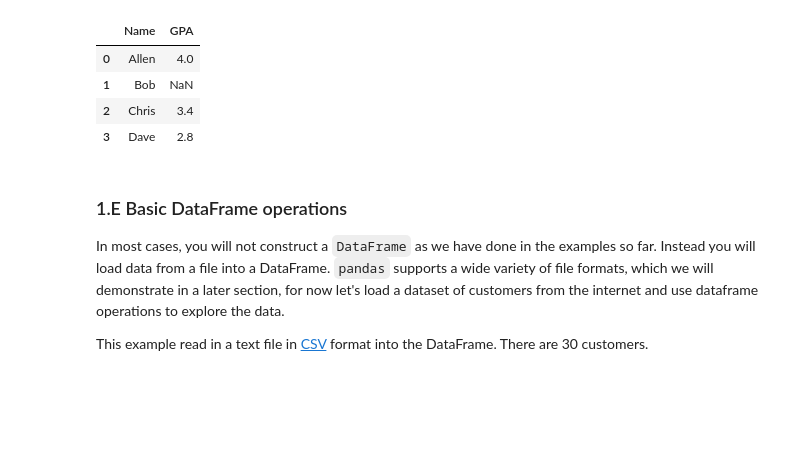
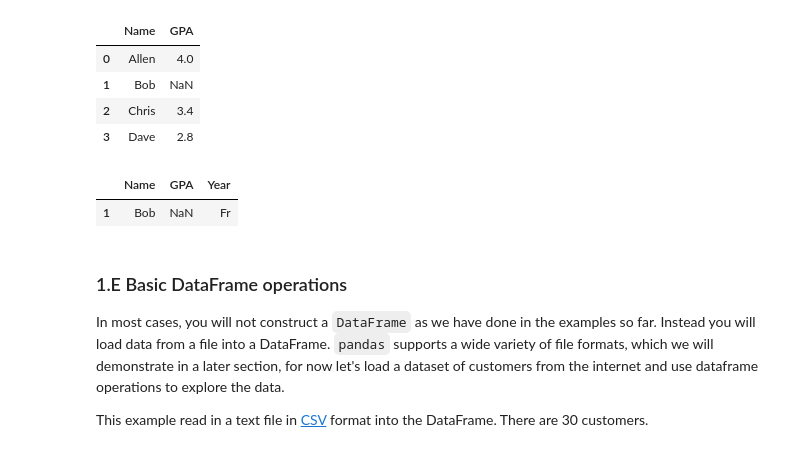
Before and after one commit to ist256/spring2024, a Jupyter notebook: lessons/10-Pandas-I/DataAnalysisWithPandas.ipynb, the cells around one changed output. Drawn from its saved outputs; the diff is of its cells as text; code cells hidden in the pictures; blank space fills up the shorter version.

```diff
--- a/lessons/10-Pandas-I/DataAnalysisWithPandas.ipynb
+++ b/lessons/10-Pandas-I/DataAnalysisWithPandas.ipynb
@@ -273,6 +273,11 @@ students.iloc[0:4, 0:2] # uses relative places, zero-based.
 | 1 | Bob | NaN |
 | 2 | Chris | 3.4 |
 | 3 | Dave | 2.8 |
+# %%
+students[ students.GPA.isna()]
+# %% [output]
+|  | Name | GPA | Year |
+| 1 | Bob | NaN | Fr |
 # %% [markdown]
 ### 1.E Basic DataFrame operations
 
```
